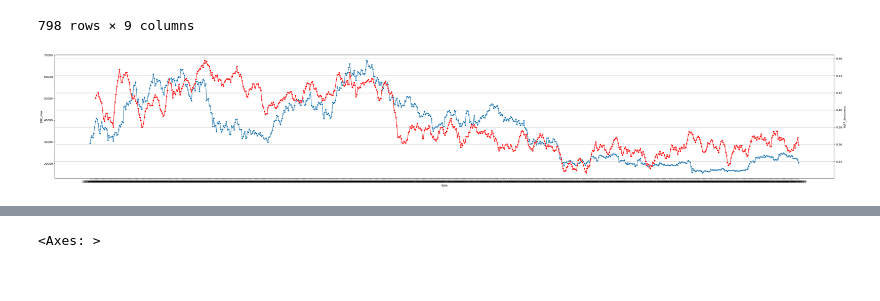
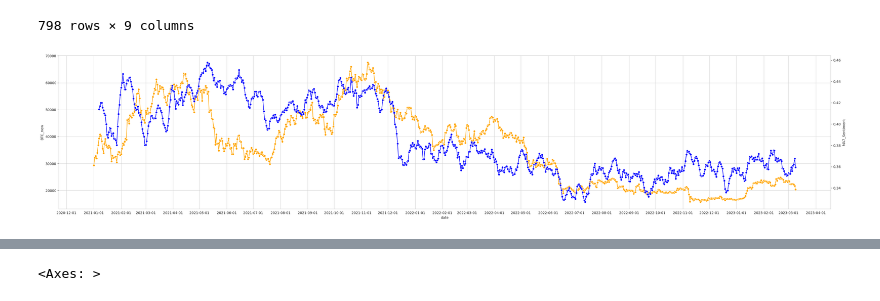
Before and after one commit to giadapi/crypto, a Jupyter notebook: notebooks/tweet_vs_sentiment_alltime.ipynb, the cells around one changed output, grey strips where cells are left out. Drawn from its saved outputs; the diff is of its cells as text; code cells hidden in the pictures.

```diff
--- a/notebooks/tweet_vs_sentiment_alltime.ipynb
+++ b/notebooks/tweet_vs_sentiment_alltime.ipynb
@@ -111,20 +114,23 @@ data2
 | 796 | 2023-03-08 | 0.087879 | 0.515427 | 0.396694 | 0.360095 | 0.364243 | 0.367621 | ... |
 | 797 | 2023-03-09 | 0.103576 | 0.593262 | 0.303163 | 0.356971 | 0.363114 | 0.359492 | ... |
 798 rows × 9 columns
+# %%
+data2['date']=pd.to_datetime(data2['date'])
 # %%
 matplotlib.rc_file_defaults()
-ax1 = sns.set_style(style=None, rc=None )
+ax1 = sns.set_style("whitegrid")
+ax1 = sns.color_palette('bright')
 
-fig, ax1 = plt.subplots(figsize=(50,8))
+fig, ax1 = plt.subplots(figsize=(40,8))
 
-sns.lineplot(x = data2['date'], y=data2['BTC_new'], marker='o', sort = False)
-# sns.lineplot(data = data2['BTC_price_adjclose'], marker='o', sort = False, ax=ax1)
+sns.lineplot(x = data2['date'], y=data2['BTC_new'], marker='o', sort = False, color='orange')
+sns.color_palette('deep')
+ax2 = ax1.twinx()
+sns.color_palette('deep')
+sns.lineplot(x = data2['date'], y=data2['MA7_Sentiment'], marker='o', sort = False, ax=ax2, color='blue').set_xticklabels
+ax2.xaxis.set_major_locator(md.MonthLocator())
+ax2.xaxis.set_major_formatter(md.DateFormatter('%Y-%m-%d'))
 
-ax2 = ax1.twinx()
-# data3 = data2[['MA20_Sentiment','MA50_Sentiment', 'MA7_Sentiment']]
-sns.lineplot(x = data2['date'], y=data2['MA7_Sentiment'], marker='o', sort = False, ax=ax2, color='red')
 plt.grid()
-# sns.barplot(data = data2, x=data2.index, y=, alpha=0.5, ax=ax2)
-# sns.regplot(x=data1['date'], y=data1['positive_bert'], scatter=False)
 # %% [output]
-[figure, old version]
+[figure, new version]
```
Also changed, not shown: parts of 7 cells of this notebook, 2 other files.
